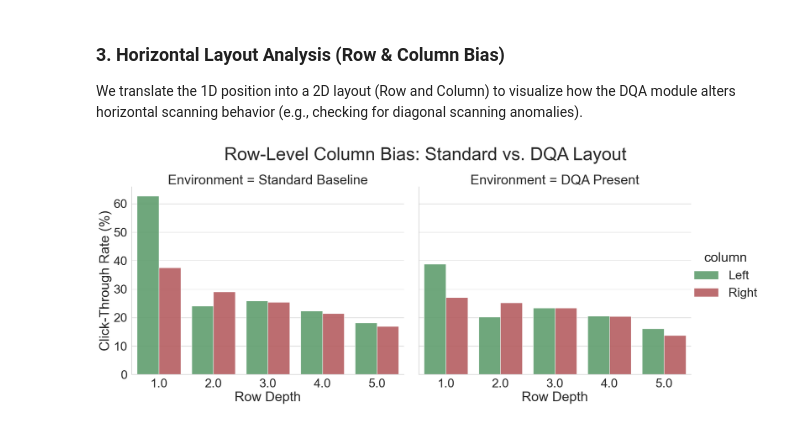
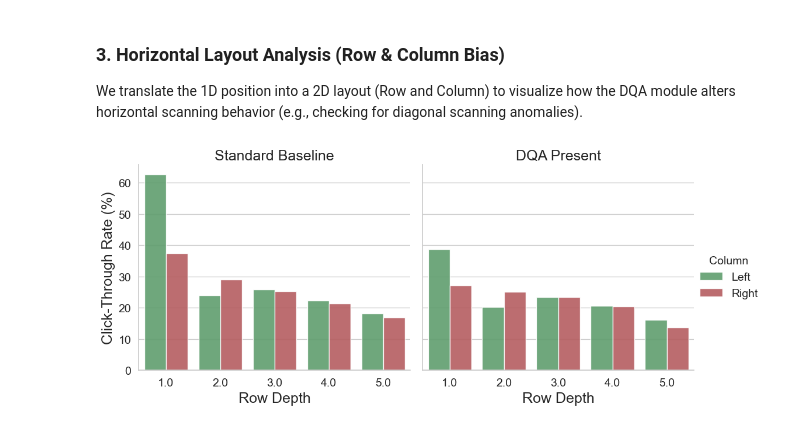
Before and after one commit to Jesperk88/Thesis_masters, a Jupyter notebook: notebooks/SQ1_Analysis.ipynb, the cells around one changed output. Saved outputs shown, nothing was run; the diff lists cells and outputs as text; code cells hidden in the pictures.

```diff
--- a/notebooks/SQ1_Analysis.ipynb
+++ b/notebooks/SQ1_Analysis.ipynb
@@ -186,18 +227,22 @@ dqa_row_ctr['Environment'] = 'DQA Present'
 layout_ctr = pd.concat([base_row_ctr, dqa_row_ctr])
 layout_ctr['click_pct'] = layout_ctr['click'] * 100
 # %%
-sns.set_theme(style="whitegrid", font_scale=2.5)
+sns.set_theme(style="whitegrid", rc=FIG2_RC)
 g = sns.catplot(
     data=layout_ctr, kind="bar",
     x="row", y="click_pct", hue="column", col="Environment",
     palette={"Left": "#55A868", "Right": "#C44E52"},
-    height=8, aspect=1.2, alpha=0.9
+    height=PANEL_FIGURE_HEIGHT, aspect=PANEL_FIGURE_ASPECT, alpha=0.9
 )
 
-g.set_axis_labels("Row Depth", "Click-Through Rate (%)")
-g.fig.suptitle('Row-Level Column Bias: Standard vs. DQA Layout', y=1.05, fontsize=40)
-
-plt.savefig('Fig_2 layout_bias_sq1.pdf', format='pdf', bbox_inches='tight')
+g.set_axis_labels("Row Depth", "Click-Through Rate (%)", fontsize=FIG2_AXIS_LABEL_SIZE)
+g.set_titles("{col_name}", size=FIG2_FACET_TITLE_SIZE)
+g.tick_params(axis="both", labelsize=FIG2_TICK_LABEL_SIZE)
+if g._legend is not None:
+    g._legend.set_title("Column")
+    plt.setp(g._legend.get_title(), fontsize=FIG2_LEGEND_FONT_SIZE)
+    plt.setp(g._legend.get_texts(), fontsize=FIG2_LEGEND_FONT_SIZE)
+plt.savefig(FIGURES_DIR / 'Fig_2_layout_bias_sq1.pdf', format='pdf', bbox_inches='tight', dpi=EXPORT_DPI)
 plt.show()
 # %% [output]
-[figure, old version]
+[figure, new version]
```
Also changed, not shown: parts of 2 cells of this notebook, 12 other files.
